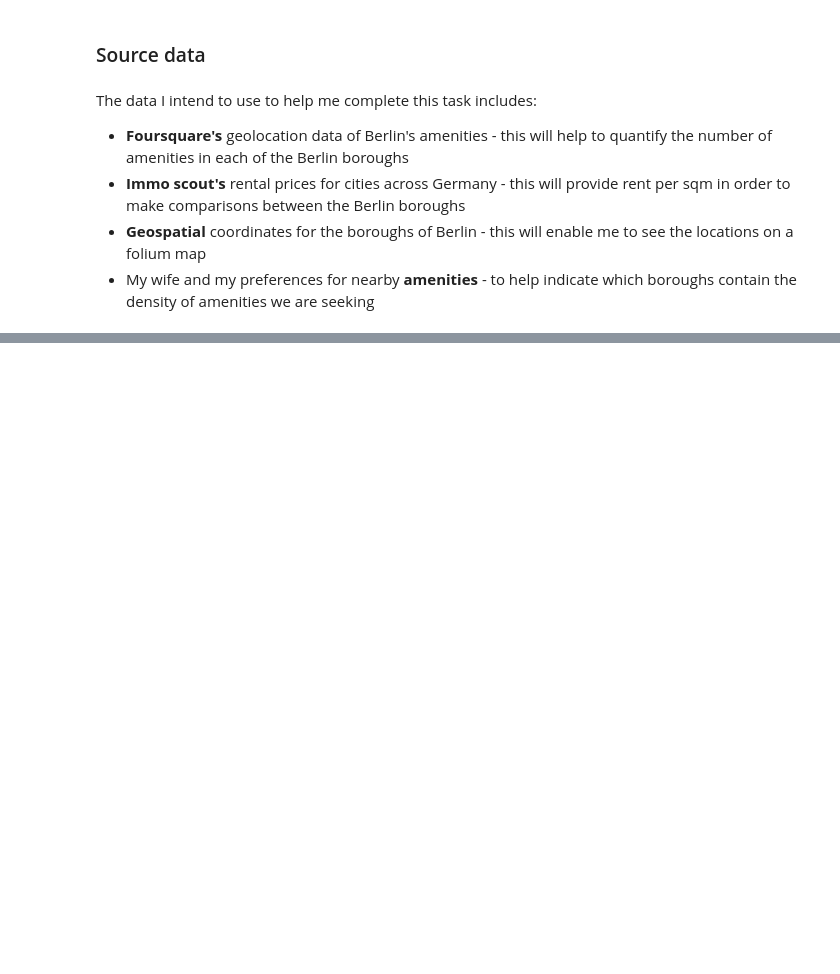
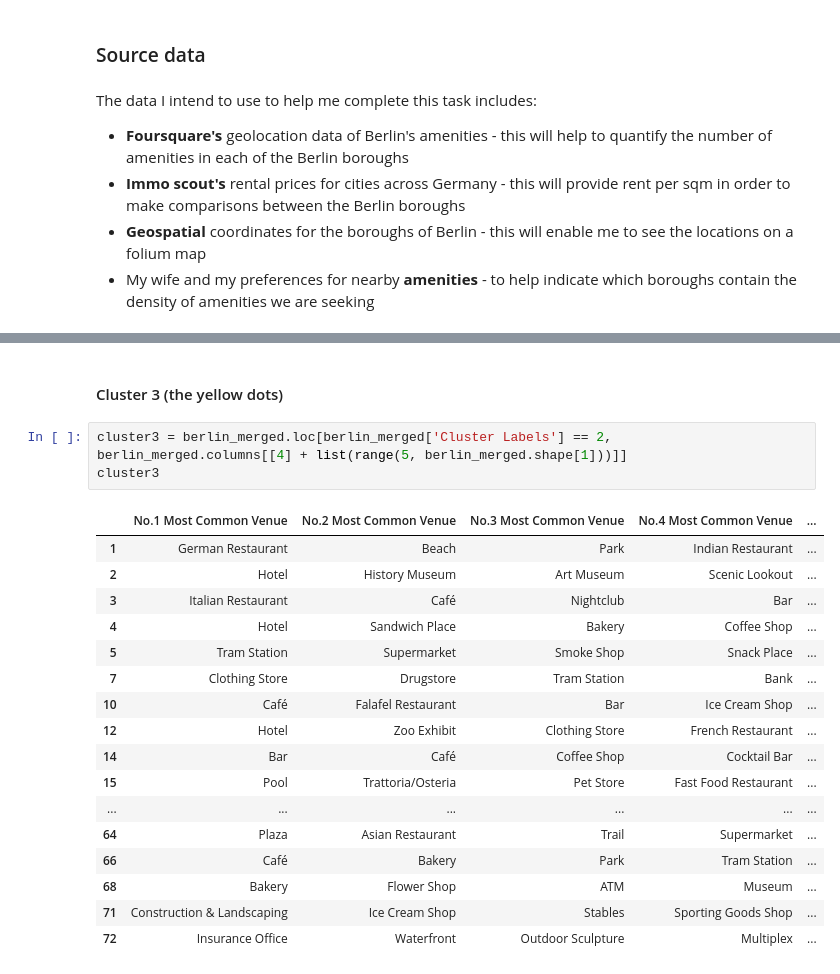
Before and after one commit to IanCarrier/Coursera_Capstone, a Jupyter notebook: scripts/Berlin.ipynb, the cells around one changed output, grey strips where cells are left out. Cells and saved outputs as stored; diff of their text form; blank space fills up the shorter version.

```diff
--- a/scripts/Berlin.ipynb
+++ b/scripts/Berlin.ipynb
@@ -12,0 +326,23 @@ The data I intend to use to help me complete this task includes:
+# %% [markdown]
+#### Cluster 3 (the yellow dots)
+# %%
+cluster3 = berlin_merged.loc[berlin_merged['Cluster Labels'] == 2, berlin_merged.columns[[4] + list(range(5, berlin_merged.shape[1]))]]
+cluster3
+# %% [output]
+|  | No.1 Most Common Venue | No.2 Most Common Venue | No.3 Most Common Venue | No.4 Most Common Venue | ... |
+| 1 | German Restaurant | Beach | Park | Indian Restaurant | ... |
+| 2 | Hotel | History Museum | Art Museum | Scenic Lookout | ... |
+| 3 | Italian Restaurant | Café | Nightclub | Bar | ... |
+| 4 | Hotel | Sandwich Place | Bakery | Coffee Shop | ... |
+| 5 | Tram Station | Supermarket | Smoke Shop | Snack Place | ... |
+| 7 | Clothing Store | Drugstore | Tram Station | Bank | ... |
+| 10 | Café | Falafel Restaurant | Bar | Ice Cream Shop | ... |
+| 12 | Hotel | Zoo Exhibit | Clothing Store | French Restaurant | ... |
+| 14 | Bar | Café | Coffee Shop | Cocktail Bar | ... |
+| 15 | Pool | Trattoria/Osteria | Pet Store | Fast Food Restaurant | ... |
+| ... | ... | ... | ... | ... | ... |
+| 64 | Plaza | Asian Restaurant | Trail | Supermarket | ... |
+| 66 | Café | Bakery | Park | Tram Station | ... |
+| 68 | Bakery | Flower Shop | ATM | Museum | ... |
+| 71 | Construction & Landscaping | Ice Cream Shop | Stables | Sporting Goods Shop | ... |
+| 72 | Insurance Office | Waterfront | Outdoor Sculpture | Multiplex | ... |
```
Also changed, not shown: parts of 37 cells of this notebook.
